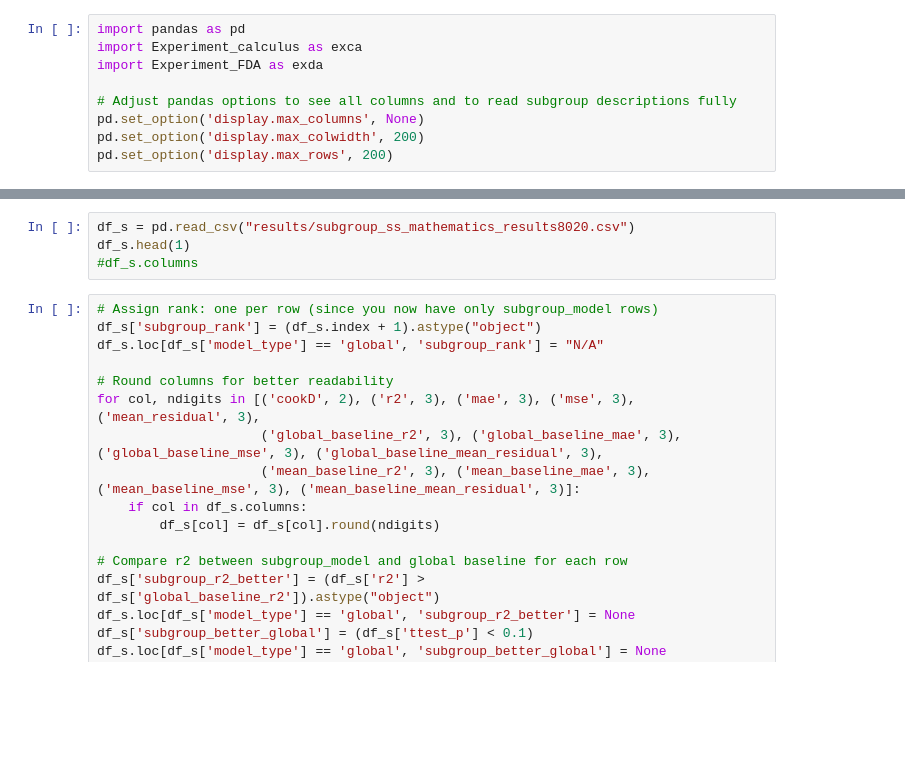
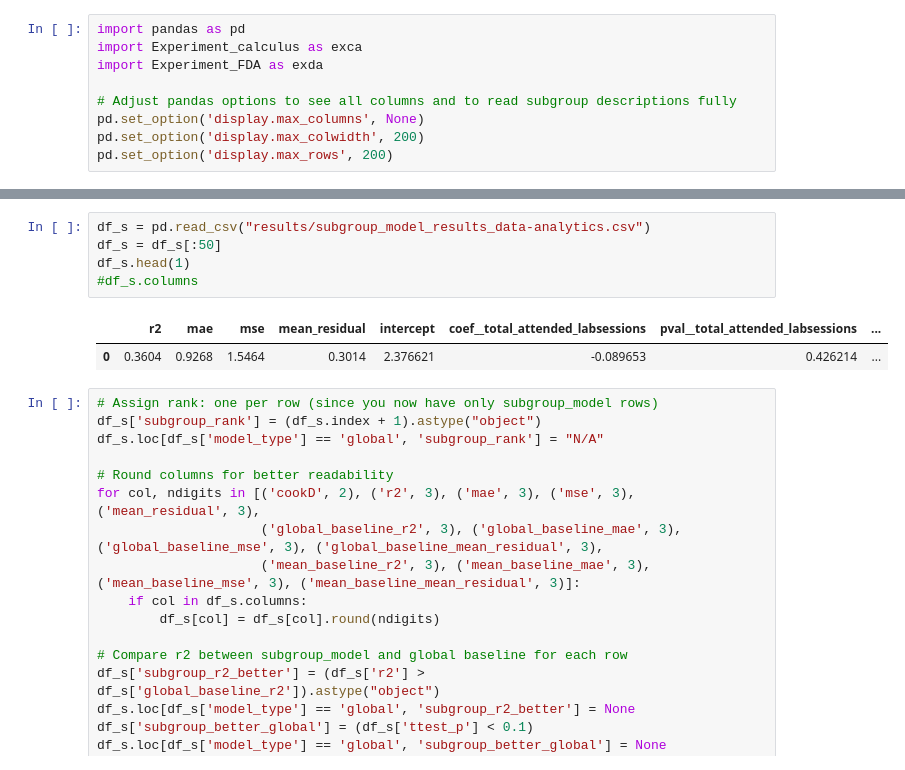
Before and after one commit to TvanGorcum/EMM_Group_4, a Jupyter notebook: inspect_private.ipynb, the cells around one changed output, grey strips where cells are left out. Cells and saved outputs as stored; diff of their text form; blank space fills up the shorter version.

```diff
--- a/inspect_private.ipynb
+++ b/inspect_private.ipynb
@@ -31,7 +30,11 @@ NameError: name 'i' is not defined
 # %%
-df_s = pd.read_csv("results/subgroup_ss_mathematics_results8020.csv")
+df_s = pd.read_csv("results/subgroup_model_results_data-analytics.csv")
+df_s = df_s[:50]
 df_s.head(1)
 #df_s.columns
+# %% [output]
+|  | r2 | mae | mse | mean_residual | intercept | coef__total_attended_labsessions | pval__total_attended_labsessions | ... |
+| 0 | 0.3604 | 0.9268 | 1.5464 | 0.3014 | 2.376621 | -0.089653 | 0.426214 | ... |
 # %%
 # Assign rank: one per row (since you now have only subgroup_model rows)
 df_s['subgroup_rank'] = (df_s.index + 1).astype("object")
```
Also changed, not shown: parts of 5 cells of this notebook, 10 other files.
